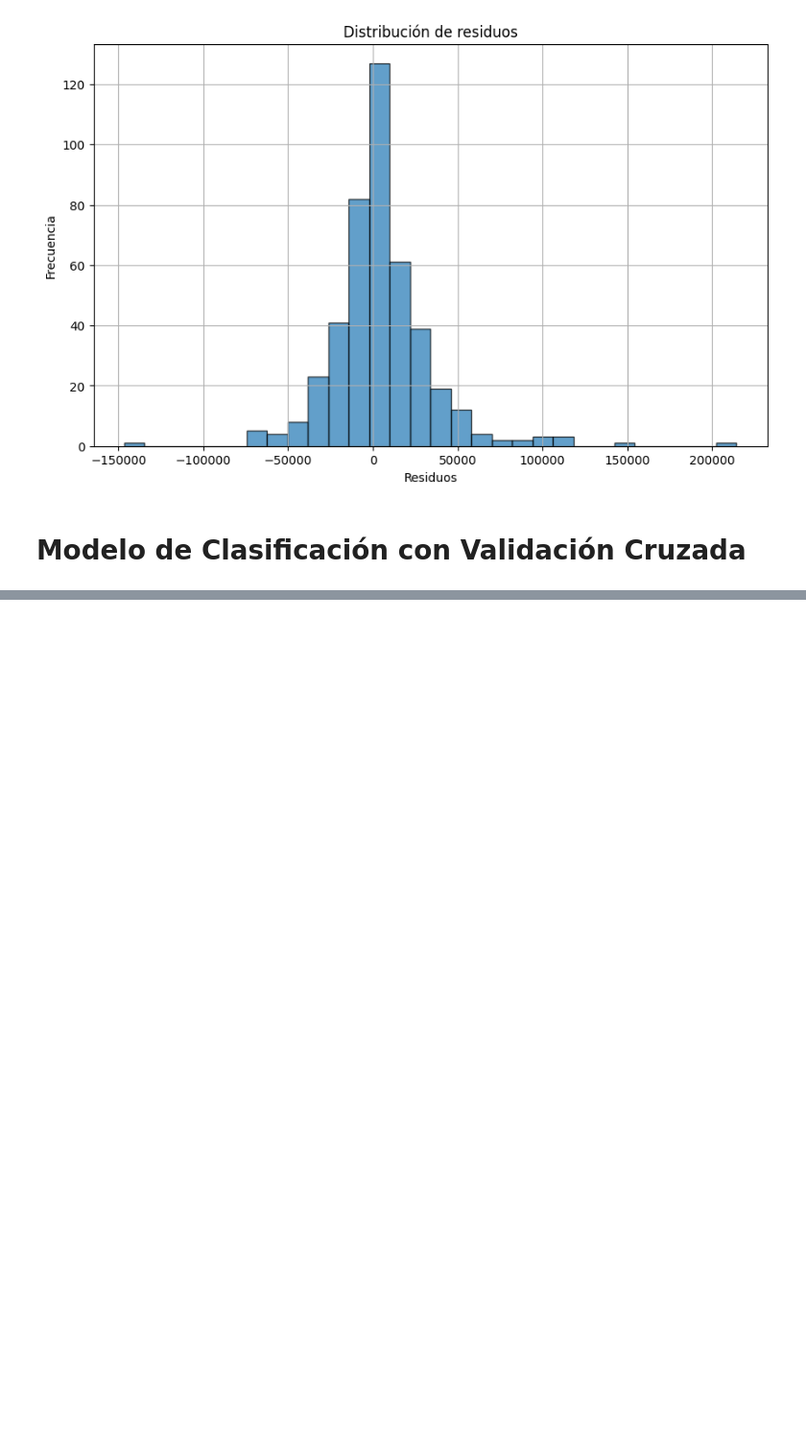
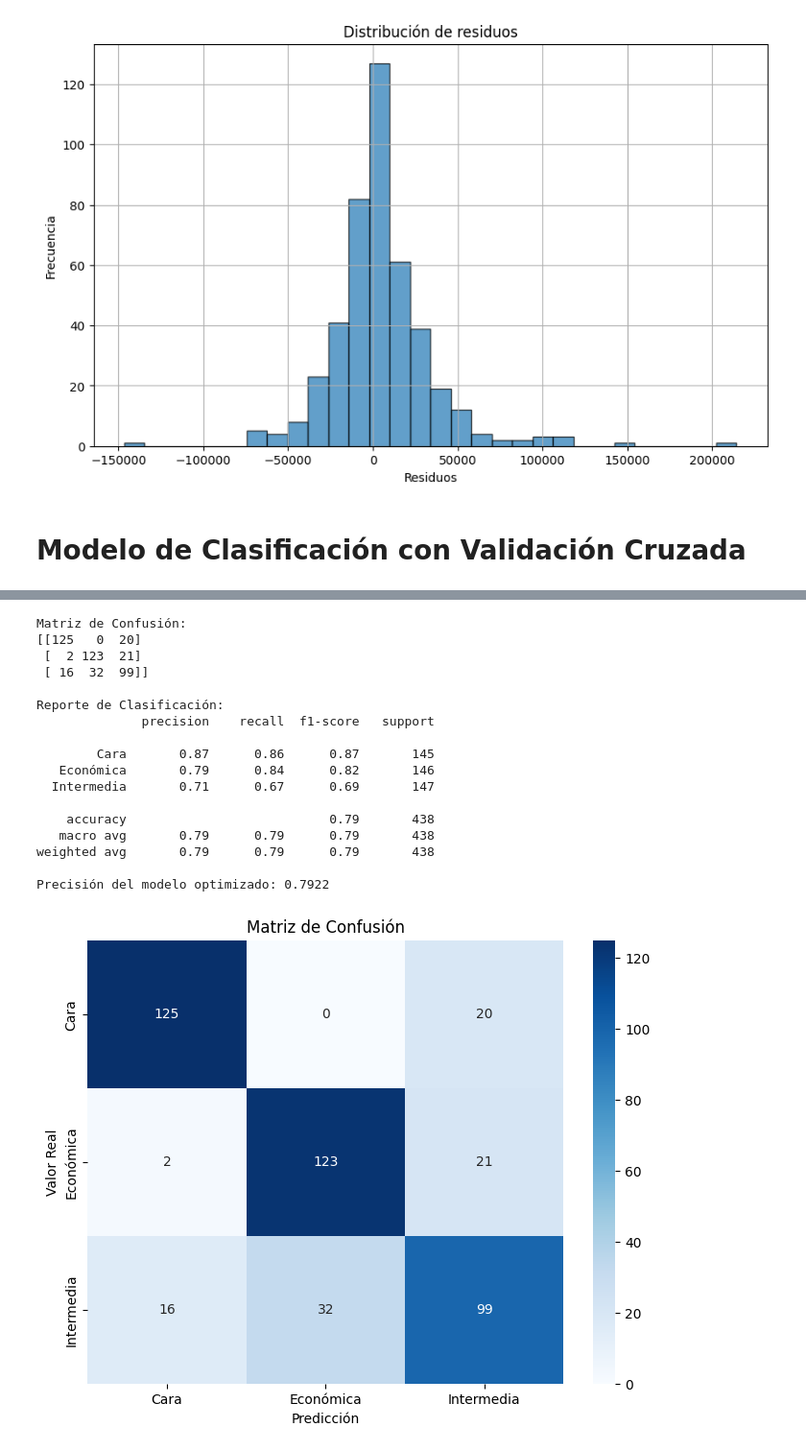
Before and after one commit to Fabiola-cc/InmoValor_SA, a Jupyter notebook: Análisis/Entrega_4/KNN_validación_cruzada.ipynb, the cells around one changed output, grey strips where cells are left out. Shown at 96% size. Drawn from its saved outputs; the diff is of its cells as text; code cells hidden in the pictures; blank space fills up the shorter version.

```diff
--- a/Análisis/Entrega_4/KNN_validación_cruzada.ipynb
+++ b/Análisis/Entrega_4/KNN_validación_cruzada.ipynb
@@ -207,0 +377,45 @@ plt.show()
+# %%
+
+# Predecir en el conjunto de prueba con el mejor modelo
+y_pred = best_knn.predict(X_test)
+
+# Matriz de confusión
+conf_matrix = confusion_matrix(y_test, y_pred)
+print("\nMatriz de Confusión:")
+print(conf_matrix)
+
+# Reporte de clasificación
+print("\nReporte de Clasificación:")
+print(classification_report(y_test, y_pred))
+
+# Precisión del modelo
+accuracy = accuracy_score(y_test, y_pred)
+print(f"Precisión del modelo optimizado: {accuracy:.4f}")
+
+# Visualizar la matriz de confusión
+plt.figure(figsize=(8, 6))
+sns.heatmap(conf_matrix, annot=True, fmt='d', cmap='Blues',
+            xticklabels=best_knn.classes_, yticklabels=best_knn.classes_)
+plt.xlabel('Predicción')
+plt.ylabel('Valor Real')
+plt.title('Matriz de Confusión')
+plt.show()
+# %% [output]
+Matriz de Confusión:
+[[125   0  20]
+ [  2 123  21]
+ [ 16  32  99]]
+
+Reporte de Clasificación:
+              precision    recall  f1-score   support
+
+        Cara       0.87      0.86      0.87       145
+   Económica       0.79      0.84      0.82       146
+  Intermedia       0.71      0.67      0.69       147
+
+    accuracy                           0.79       438
+   macro avg       0.79      0.79      0.79       438
+weighted avg       0.79      0.79      0.79       438
+
+Precisión del modelo optimizado: 0.7922
+[figure, added]
```
Also changed, not shown: parts of 3 cells of this notebook.
